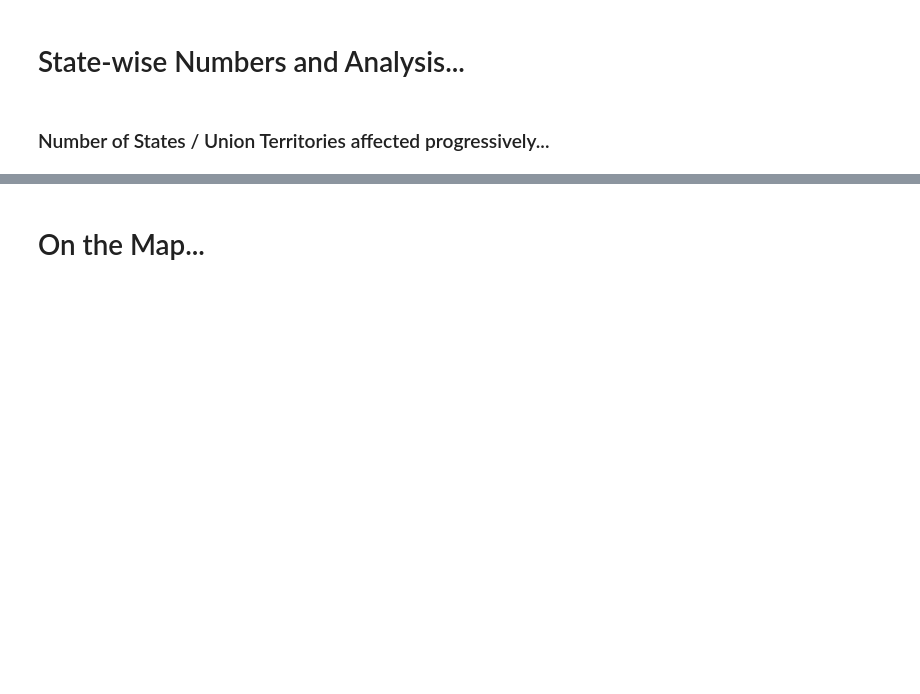
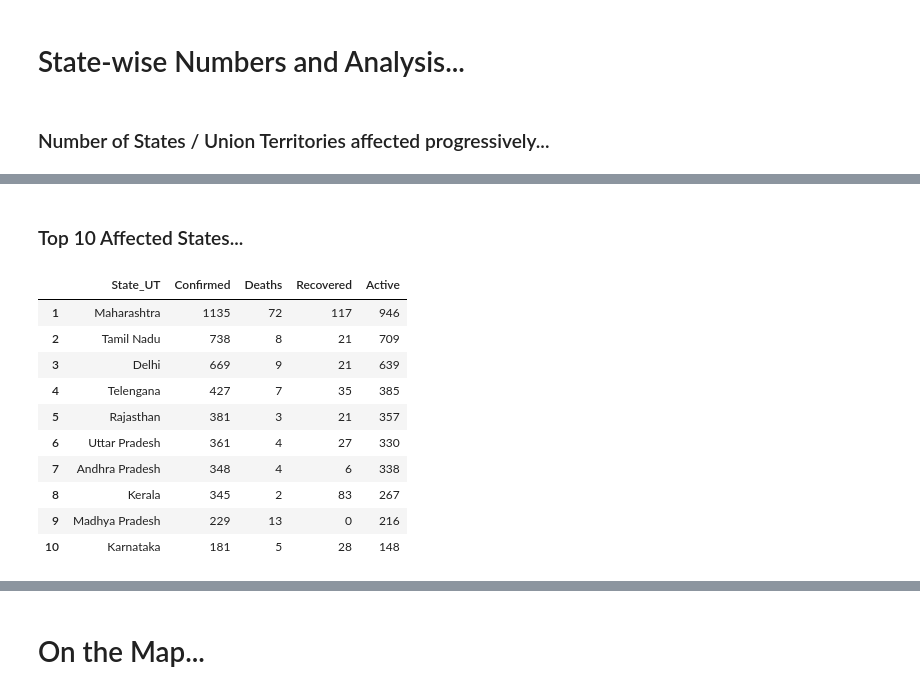
Before and after one commit to sauravmishra1710/Covid-19---A-Geo-Statistical-Analysis, a Jupyter notebook: Covid-19 India Reports.ipynb, the cells around one changed output, grey strips where cells are left out. Drawn from its saved outputs; the diff is of its cells as text; code cells hidden in the pictures; blank space fills up the shorter version.

```diff
--- a/Covid-19 India Reports.ipynb
+++ b/Covid-19 India Reports.ipynb
@@ -1012,0 +1015,17 @@ fig.show()
+# %% [markdown]
+### Top 10 Affected States...
+# %%
+top10 = StateWiseData[:10]
+top10
+# %% [output]
+|  | State_UT | Confirmed | Deaths | Recovered | Active |
+| 1 | Maharashtra | 1135 | 72 | 117 | 946 |
+| 2 | Tamil Nadu | 738 | 8 | 21 | 709 |
+| 3 | Delhi | 669 | 9 | 21 | 639 |
+| 4 | Telengana | 427 | 7 | 35 | 385 |
+| 5 | Rajasthan | 381 | 3 | 21 | 357 |
+| 6 | Uttar Pradesh | 361 | 4 | 27 | 330 |
+| 7 | Andhra Pradesh | 348 | 4 | 6 | 338 |
+| 8 | Kerala | 345 | 2 | 83 | 267 |
+| 9 | Madhya Pradesh | 229 | 13 | 0 | 216 |
+| 10 | Karnataka | 181 | 5 | 28 | 148 |
```
Also changed, not shown: parts of 23 cells of this notebook.
